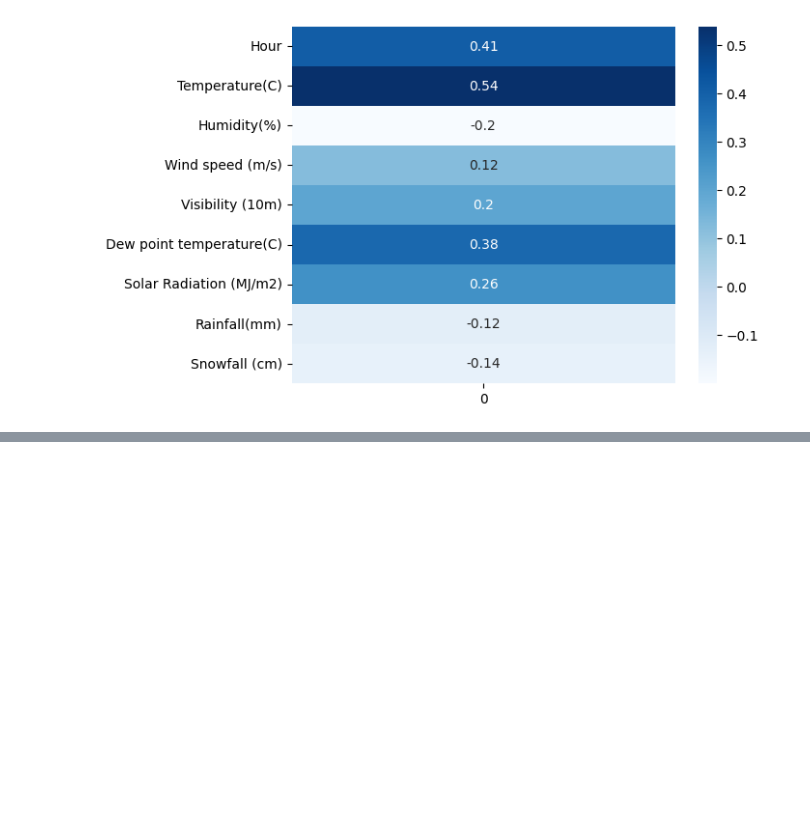
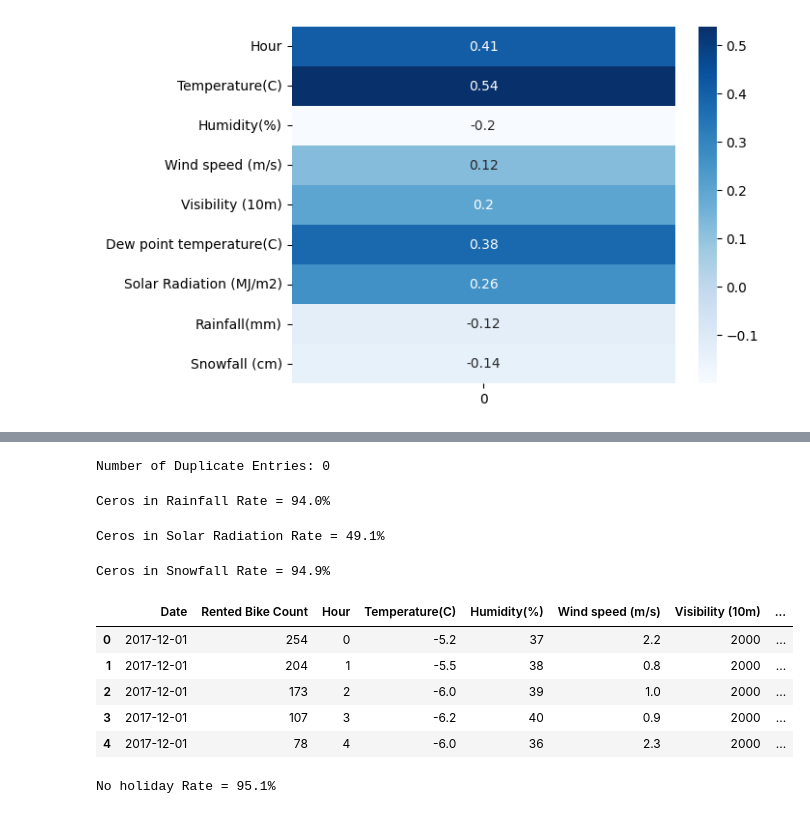
Before and after one commit to juanriosg12/proyecto1-data-trio, a Jupyter notebook: soportes/Limpieza de datos.ipynb, the cells around one changed output, grey strips where cells are left out. Saved outputs shown, nothing was run; the diff lists cells and outputs as text; code cells hidden in the pictures; blank space fills up the shorter version.

```diff
--- a/soportes/Limpieza de datos.ipynb
+++ b/soportes/Limpieza de datos.ipynb
@@ -36,0 +95,61 @@ sb.heatmap(pd.DataFrame(corrw), cmap="Blues", annot=True)
+# %%
+# número de duplicados
+duplicates = len(data[data.duplicated()])
+print(f'Number of Duplicate Entries: {duplicates}')
+# %% [output]
+Number of Duplicate Entries: 0
+# %%
+# Filas donde el valor en 'Rainfall es igual a 0
+cero_rainfall = len(data[data['Rainfall(mm)'] == 0])
+cero_rainfall
+#Rate de ceros sobre el total en 'Rainfall'
+total_rainfall = data['Rainfall(mm)'].value_counts().sum()
+rate_rainfall = (cero_rainfall/total_rainfall)*100
+rate_rainfall
+print(f'Ceros in Rainfall Rate = {rate_rainfall:.1f}%')
+# %% [output]
+Ceros in Rainfall Rate = 94.0%
+# %%
+# Filas donde el valor en 'Solar Radiation (MJ/m2)' es igual a 0
+cero_solar = len(data[data['Solar Radiation (MJ/m2)'] == 0])
+cero_solar
+#Rate de ceros sobre el total en 'Snowfall'
+total_solar = data['Solar Radiation (MJ/m2)'].value_counts().sum()
+rate_solar = (cero_solar/total_solar)*100
+rate_solar
+print(f'Ceros in Solar Radiation Rate = {rate_solar:.1f}%')
+# %% [output]
+Ceros in Solar Radiation Rate = 49.1%
+# %%
+# Filas donde el valor en 'Snowfall es igual a 0
+cero_snowfall = len(data[data['Snowfall (cm)'] == 0])
+cero_snowfall
+#Rate de ceros sobre el total en 'Snowfall'
+total_snowfall = data['Snowfall (cm)'].value_counts().sum()
+rate_snowfall = (cero_snowfall/total_snowfall)*100
+rate_snowfall
+print(f'Ceros in Snowfall Rate = {rate_snowfall:.1f}%')
+# %% [output]
+Ceros in Snowfall Rate = 94.9%
+# %%
+#Eliminar columnas Snowfall y rainfall
+data = data.drop(['Rainfall(mm)', 'Snowfall (cm)'], axis=1)
+data.head()
+# %% [output]
+|  | Date | Rented Bike Count | Hour | Temperature(C) | Humidity(%) | Wind speed (m/s) | Visibility (10m) | ... |
+| 0 | 2017-12-01 | 254 | 0 | -5.2 | 37 | 2.2 | 2000 | ... |
+| 1 | 2017-12-01 | 204 | 1 | -5.5 | 38 | 0.8 | 2000 | ... |
+| 2 | 2017-12-01 | 173 | 2 | -6.0 | 39 | 1.0 | 2000 | ... |
+| 3 | 2017-12-01 | 107 | 3 | -6.2 | 40 | 0.9 | 2000 | ... |
+| 4 | 2017-12-01 | 78 | 4 | -6.0 | 36 | 2.3 | 2000 | ... |
+# %%
+#Número de No Holiday
+no_holiday = len(data[data['Holiday'] == "No Holiday"])
+no_holiday
+#Rate de No Holiday sobre el total
+total_holiday = data['Holiday'].value_counts().sum()
+rate_hol = (no_holiday/total_holiday)*100
+rate_hol
+print(f'No holiday Rate = {rate_hol:.1f}%')
+# %% [output]
+No holiday Rate = 95.1%
```
Also changed, not shown: parts of 13 cells of this notebook, 1 other file.
